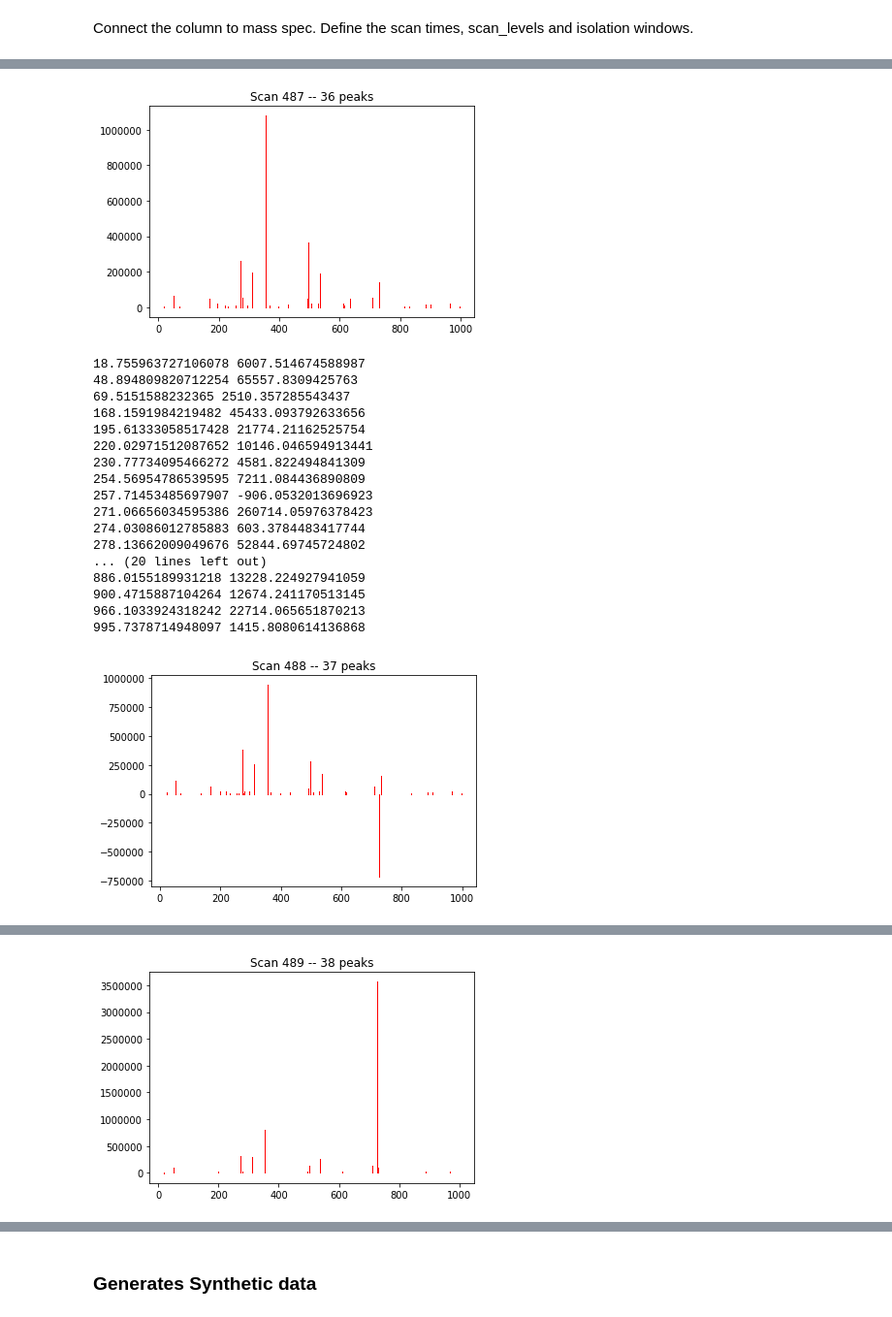
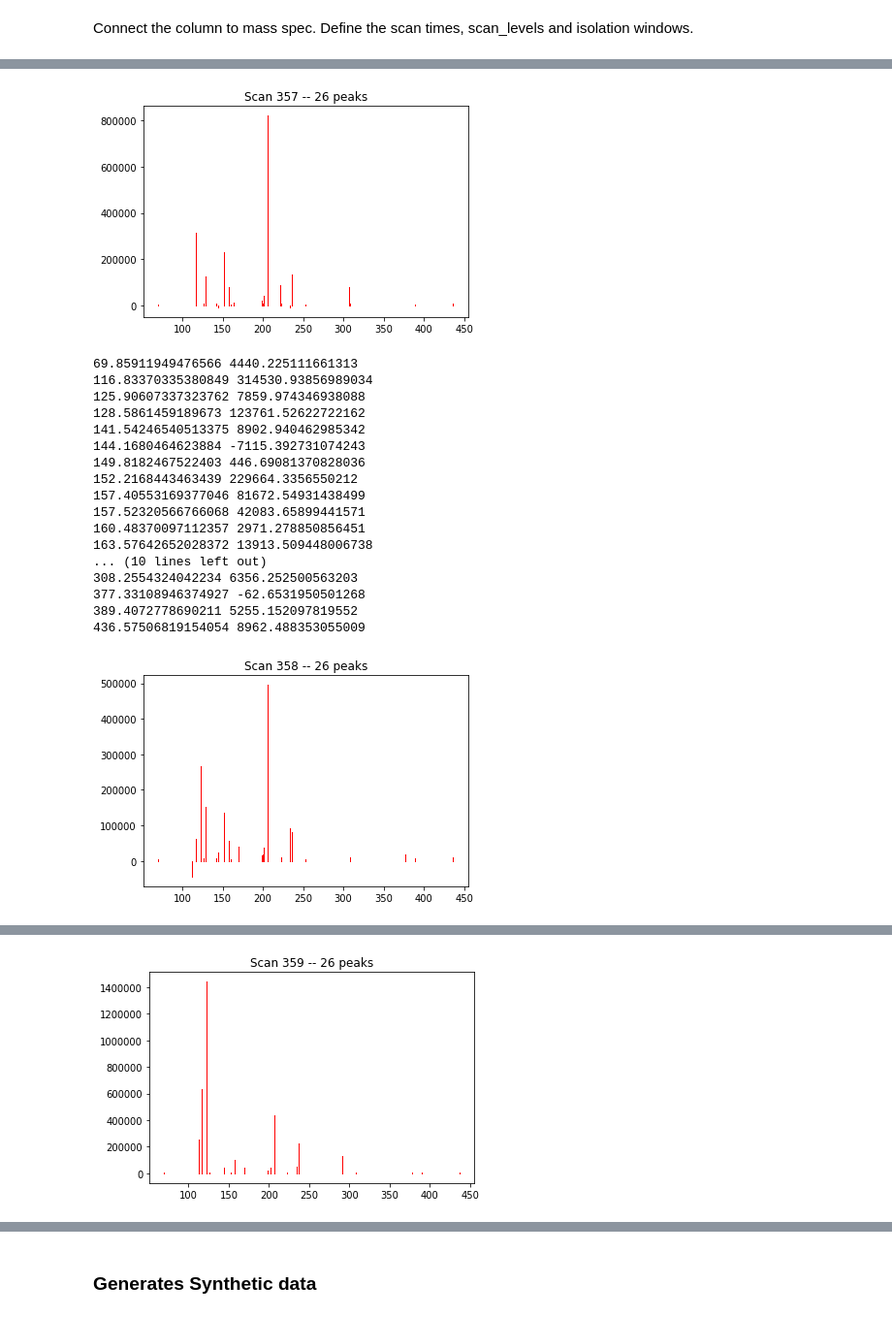
Before and after one commit to sdrogers/clms, a Jupyter notebook: Simulator/notebooks/controller_demo.ipynb, the cells around one changed output, grey strips where cells are left out. Shown at 97% size. Saved outputs shown, nothing was run; the diff lists cells and outputs as text; code cells hidden in the pictures.

Commit message:
Moved the creation of chemicals out of the column.

```diff
--- a/Simulator/notebooks/controller_demo.ipynb
+++ b/Simulator/notebooks/controller_demo.ipynb
@@ -21,0 +24,6 @@ ps = load_obj('../models/peak_sampler_4_beers.p')
+# %%
+xcms_output = '../models/beer_ms1_peaks.csv.gz'
+min_ms1_intensity = 2E5
+min_rt = 3*60
+max_rt = 21*60
+cl = ChromatogramLoader(xcms_output, min_ms1_intensity, min_rt, max_rt)
@@ -28,6 +48,5 @@ Creates a liquid chromatography column, with 3 `KnownChemical`.
 # %% [markdown]
 Creates a liquid chromatography column, with 10 `UnknownChemical`.
 # %%
-xcms_output = '../models/beer_ms1_peaks.csv.gz'
 num_chemicals = 1000
-column = UnknownColumn('LC', num_chemicals, ps, xcms_output)
+column = UnknownColumn('LC', num_chemicals, ps, cl)
@@ -72,7 +84,7 @@ UnknownChemical mz=105.2417 rt=1133.55 max_intensity=1.00
 Connect the column to mass spec. Define the scan times, scan_levels and isolation windows.
 # %%
 scan_times = np.arange(0, 1000)+1
-scan_levels = np.zeros_like(scan_intervals)
+scan_levels = np.zeros_like(scan_times)
 scan_levels.fill(1)
 isolation_windows = [[(0, 1e3)]]
 # %%
@@ -90,7 +102,7 @@ def plot_scan(scan):
 
 mass_spec = IndependentMassSpectrometer(column, scan_times, scan_levels, isolation_windows)
 for scan in mass_spec:
-    if scan.num_peaks > 35:
+    if scan.num_peaks > 25:
         plot_scan(scan)
         for mz, intensity in zip(scan.mzs, scan.intensities):
             print(mz, intensity)
@@ -116,19 +128,19 @@ for scan in mass_spec:
-[figure, old version]
+[figure, new version]
-18.755963727106078 6007.514674588987
-48.894809820712254 65557.8309425763
-69.5151588232365 2510.357285543437
-168.1591984219482 45433.093792633656
-195.61333058517428 21774.21162525754
-220.02971512087652 10146.046594913441
-230.77734095466272 4581.822494841309
-254.56954786539595 7211.084436890809
-257.71453485697907 -906.0532013696923
-271.06656034595386 260714.05976378423
-274.03086012785883 603.3784483417744
-278.13662009049676 52844.69745724802
-... (20 lines left out)
-886.0155189931218 13228.224927941059
-900.4715887104264 12674.241170513145
-966.1033924318242 22714.065651870213
-995.7378714948097 1415.8080614136868
+69.85911949476566 4440.225111661313
+116.83370335380849 314530.93856989034
+125.90607337323762 7859.974346938088
+128.5861459189673 123761.52622722162
+141.54246540513375 8902.940462985342
+144.1680464623884 -7115.392731074243
+149.8182467522403 446.69081370828036
+152.2168443463439 229664.3356550212
+157.40553169377046 81672.54931438499
+157.52320566766068 42083.65899441571
+160.48370097112357 2971.278850856451
+163.57642652028372 13913.509448006738
+... (10 lines left out)
+308.2554324042234 6356.252500563203
+377.33108946374927 -62.6531950501268
+389.4072778690211 5255.152097819552
+436.57506819154054 8962.488353055009
-[figure, old version]
+[figure, new version]
@@ -152 +164 @@ for scan in mass_spec:
-[figure, old version]
+[figure, new version]
```
Also changed, not shown: parts of 6 cells of this notebook, 2 other files.
